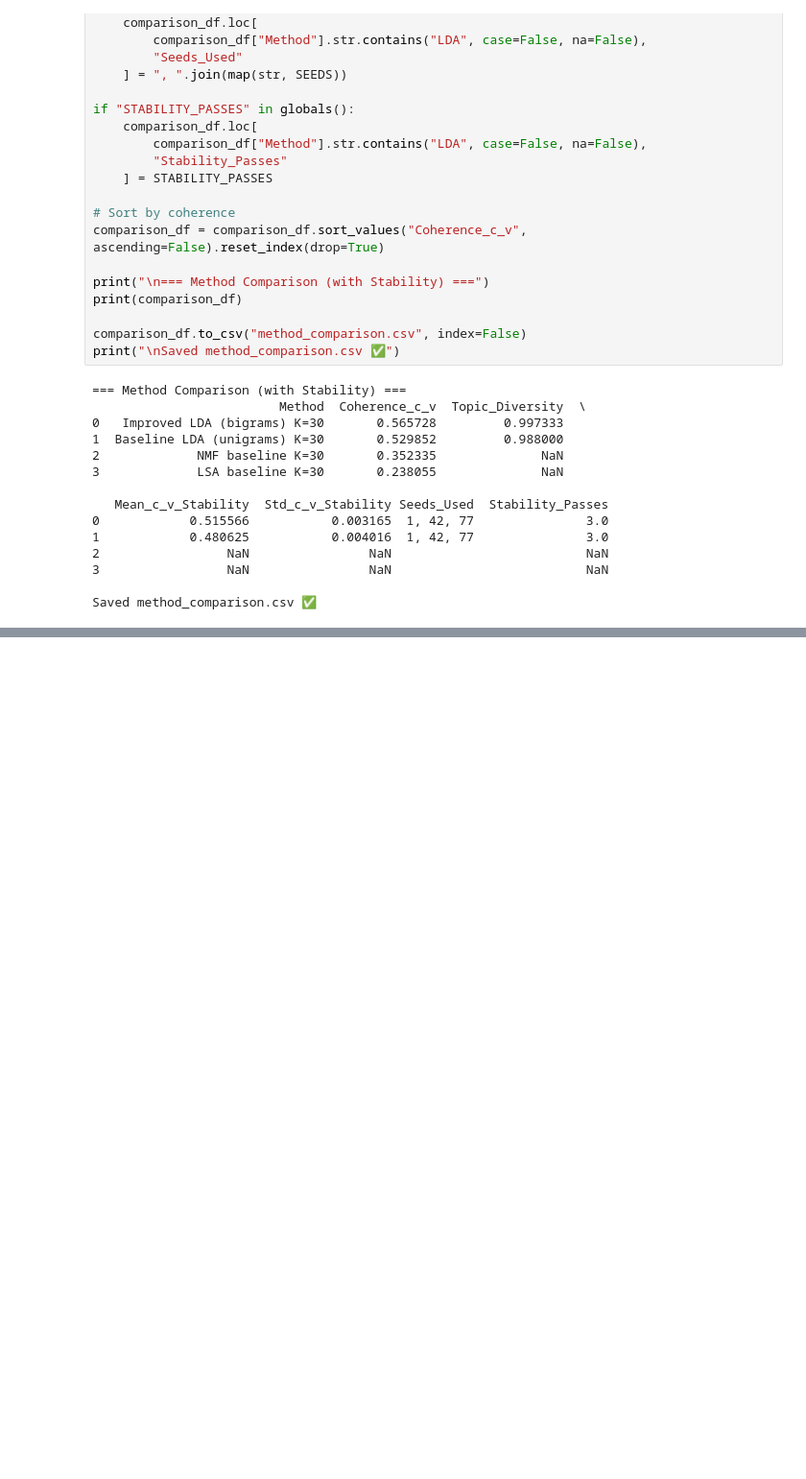
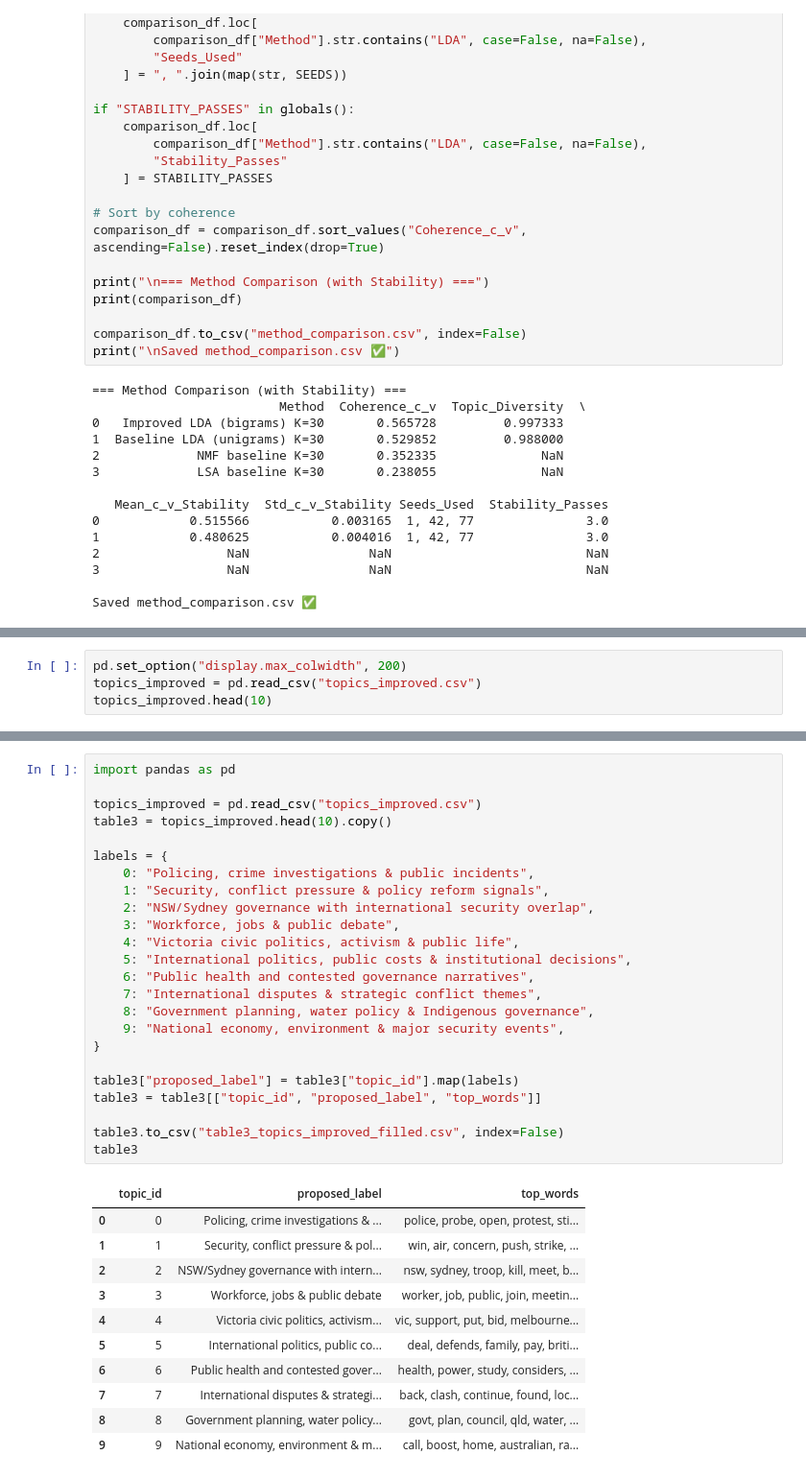
Before and after one commit to pantherer/DSA-Assignment, a Jupyter notebook: topic_modelling.ipynb, the cells around one changed output, grey strips where cells are left out. Shown at 96% size. Cells and saved outputs as stored; diff of their text form; blank space fills up the shorter version.

```diff
--- a/topic_modelling.ipynb
+++ b/topic_modelling.ipynb
@@ -667,0 +713,4 @@ Saved method_comparison.csv ✅
+# %%
+pd.set_option("display.max_colwidth", 200)
+topics_improved = pd.read_csv("topics_improved.csv")
+topics_improved.head(10)
@@ -667,0 +729,36 @@ Saved method_comparison.csv ✅
+# %%
+import pandas as pd
+
+topics_improved = pd.read_csv("topics_improved.csv")
+table3 = topics_improved.head(10).copy()
+
+labels = {
+    0: "Policing, crime investigations & public incidents",
+    1: "Security, conflict pressure & policy reform signals",
+    2: "NSW/Sydney governance with international security overlap",
+    3: "Workforce, jobs & public debate",
+    4: "Victoria civic politics, activism & public life",
+    5: "International politics, public costs & institutional decisions",
+    6: "Public health and contested governance narratives",
+    7: "International disputes & strategic conflict themes",
+    8: "Government planning, water policy & Indigenous governance",
+    9: "National economy, environment & major security events",
+}
+
+table3["proposed_label"] = table3["topic_id"].map(labels)
+table3 = table3[["topic_id", "proposed_label", "top_words"]]
+
+table3.to_csv("table3_topics_improved_filled.csv", index=False)
+table3
+# %% [output]
+|  | topic_id | proposed_label | top_words |
+| 0 | 0 | Policing, crime investigations & ... | police, probe, open, protest, sti... |
+| 1 | 1 | Security, conflict pressure & pol... | win, air, concern, push, strike, ... |
+| 2 | 2 | NSW/Sydney governance with intern... | nsw, sydney, troop, kill, meet, b... |
+| 3 | 3 | Workforce, jobs & public debate | worker, job, public, join, meetin... |
+| 4 | 4 | Victoria civic politics, activism... | vic, support, put, bid, melbourne... |
+| 5 | 5 | International politics, public co... | deal, defends, family, pay, briti... |
+| 6 | 6 | Public health and contested gover... | health, power, study, considers, ... |
+| 7 | 7 | International disputes & strategi... | back, clash, continue, found, loc... |
+| 8 | 8 | Government planning, water policy... | govt, plan, council, qld, water, ... |
+| 9 | 9 | National economy, environment & m... | call, boost, home, australian, ra... |
```
Also changed, not shown: parts of 3 cells of this notebook.
